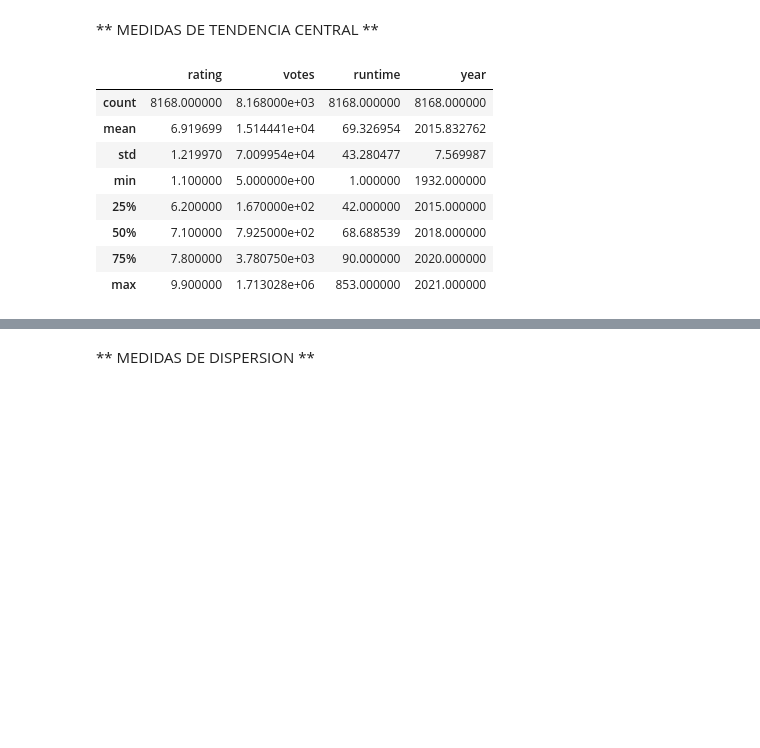
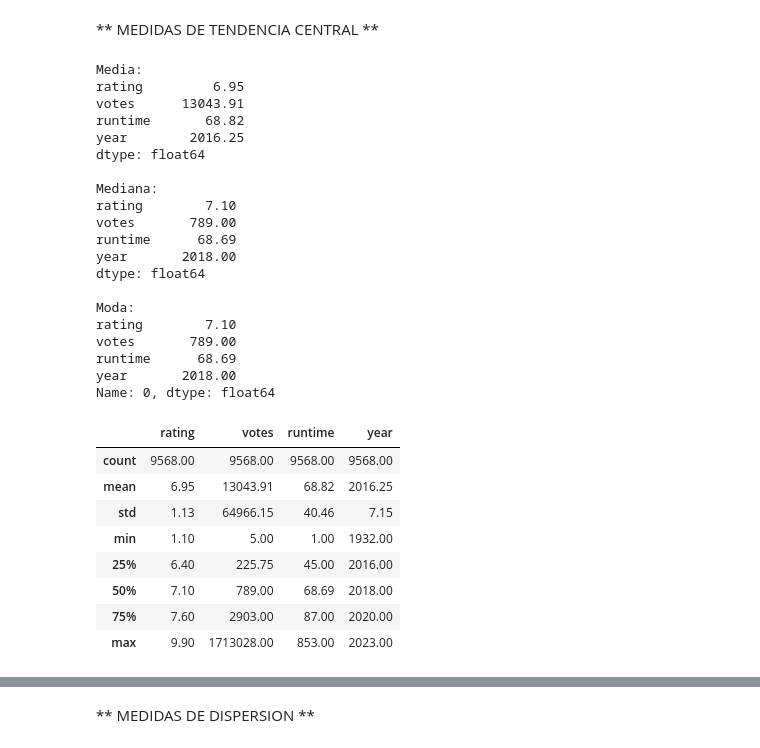
Before and after one commit to SimonCastroV/INFORME1_APREN_AUT, a Jupyter notebook: main.ipynb, the cells around one changed output, grey strips where cells are left out. Saved outputs shown, nothing was run; the diff lists cells and outputs as text; code cells hidden in the pictures; blank space fills up the shorter version.

```diff
--- a/main.ipynb
+++ b/main.ipynb
@@ -109,5 +106,8 @@ Luego vamos a rellenar valores, primero con los numericos los vamos a rellenar c
 # %%
 df["RunTime"] = df["RunTime"].fillna(df["RunTime"].mean())
+df["RATING"]  = df["RATING"].fillna(df["RATING"].median())
+df["VOTES"]   = pd.to_numeric(df["VOTES"].astype(str).str.replace(",", ""), errors="coerce")
+df["VOTES"]   = df["VOTES"].fillna(df["VOTES"].median())
 # %% [markdown]
 Luego los categoricos con "Uknown"
 # %%
@@ -224,3 +224,2 @@ Inconsistencias detectadas
 # %%
-df["votes"] = df["votes"].str.replace(",", "")
-df["votes"] = pd.to_numeric(df["votes"], errors="coerce")
+df["votes"].dtype
@@ -246,8 +243,9 @@ df["year"].unique()[:20]
     '(2014– )', '(2013–2020)',    '(2015– )', '(2005–2020)', '(2013–2022)']
 Length: 20, dtype: str
 # %%
-df["year"] = df["year"].str.extract(r"(\d{4})")
+df["year"] = df["year"].astype(str).str.extract(r"(\d{4})")
 df["year"] = pd.to_numeric(df["year"], errors="coerce")
+df["year"] = df["year"].fillna(df["year"].median())
 # %%
 df.info()
 # %% [output]
@@ -366,15 +364,46 @@ Para solucionarlo, estandarizamos los nombres de las columnas, normalizamos el t
 # %% [markdown]
 ** MEDIDAS DE TENDENCIA CENTRAL **
 # %%
-df[["rating", "votes", "runtime", "year"]].describe()
+cols_numericas = ["rating", "votes", "runtime", "year"]
+
+print("Media:")
+print(df[cols_numericas].mean().round(2))
+
+print("\nMediana:")
+print(df[cols_numericas].median().round(2))
+
+print("\nModa:")
+print(df[cols_numericas].mode().iloc[0].round(2))
+
+df[cols_numericas].describe().round(2)
 # %% [output]
+Media:
+rating         6.95
+votes      13043.91
+runtime       68.82
+year        2016.25
+dtype: float64
+
+Mediana:
+rating        7.10
+votes       789.00
+runtime      68.69
+year       2018.00
+dtype: float64
+
+Moda:
+rating        7.10
+votes       789.00
+runtime      68.69
+year       2018.00
+Name: 0, dtype: float64
 |  | rating | votes | runtime | year |
-| count | 8168.000000 | 8.168000e+03 | 8168.000000 | 8168.000000 |
-| mean | 6.919699 | 1.514441e+04 | 69.326954 | 2015.832762 |
-| std | 1.219970 | 7.009954e+04 | 43.280477 | 7.569987 |
-| min | 1.100000 | 5.000000e+00 | 1.000000 | 1932.000000 |
-| 25% | 6.200000 | 1.670000e+02 | 42.000000 | 2015.000000 |
-| 50% | 7.100000 | 7.925000e+02 | 68.688539 | 2018.000000 |
-| 75% | 7.800000 | 3.780750e+03 | 90.000000 | 2020.000000 |
-| max | 9.900000 | 1.713028e+06 | 853.000000 | 2021.000000 |
+| count | 9568.00 | 9568.00 | 9568.00 | 9568.00 |
+| mean | 6.95 | 13043.91 | 68.82 | 2016.25 |
+| std | 1.13 | 64966.15 | 40.46 | 7.15 |
+| min | 1.10 | 5.00 | 1.00 | 1932.00 |
+| 25% | 6.40 | 225.75 | 45.00 | 2016.00 |
+| 50% | 7.10 | 789.00 | 68.69 | 2018.00 |
+| 75% | 7.60 | 2903.00 | 87.00 | 2020.00 |
+| max | 9.90 | 1713028.00 | 853.00 | 2023.00 |
 # %% [markdown]
```
Also changed, not shown: parts of 106 cells of this notebook.
